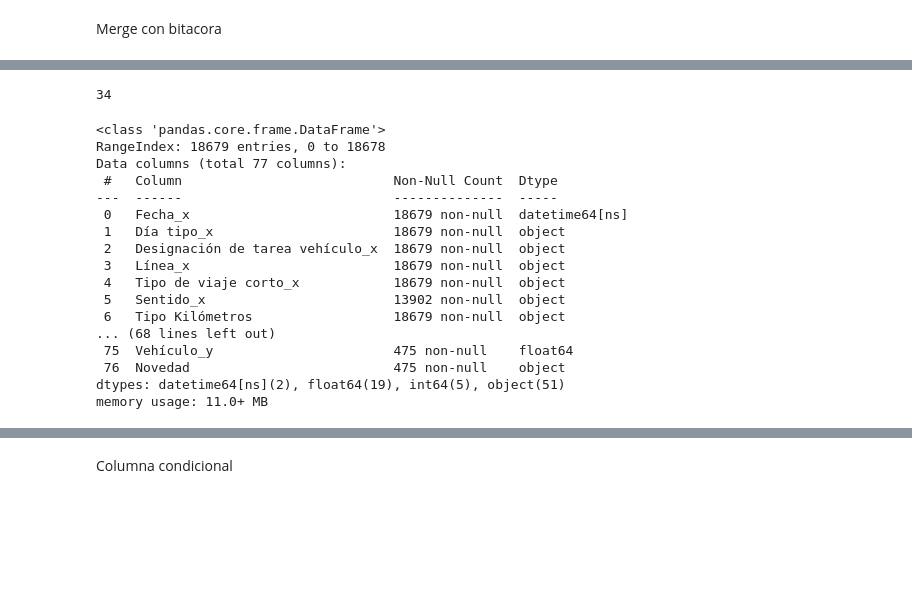
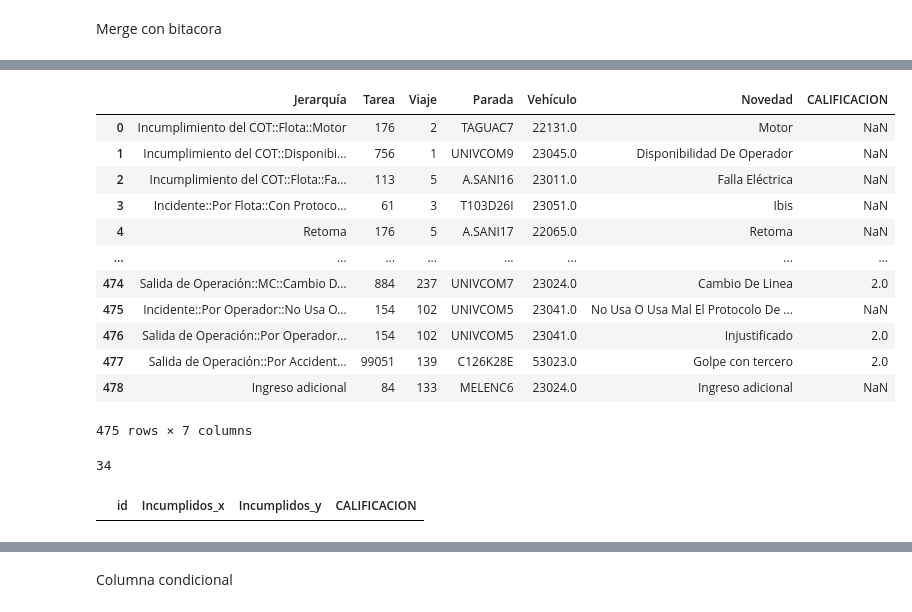
Before and after one commit to williamCastro32/bynm_mergedata, a Jupyter notebook: scripts/Merge.ipynb, the cells around one changed output, grey strips where cells are left out. Cells and saved outputs as stored; diff of their text form; code cells hidden in the pictures; blank space fills up the shorter version.

Commit message:
nuevos cambios w

```diff
--- a/scripts/Merge.ipynb
+++ b/scripts/Merge.ipynb
@@ -137,3 +162,19 @@ False
+# %%
+bitacora
+# %% [output]
+|  | Jerarquía | Tarea | Viaje | Parada | Vehículo | Novedad | CALIFICACION |
+| 0 | Incumplimiento del COT::Flota::Motor | 176 | 2 | TAGUAC7 | 22131.0 | Motor | NaN |
+| 1 | Incumplimiento del COT::Disponibi... | 756 | 1 | UNIVCOM9 | 23045.0 | Disponibilidad De Operador | NaN |
+| 2 | Incumplimiento del COT::Flota::Fa... | 113 | 5 | A.SANI16 | 23011.0 | Falla Eléctrica | NaN |
+| 3 | Incidente::Por Flota::Con Protoco... | 61 | 3 | T103D26I | 23051.0 | Ibis | NaN |
+| 4 | Retoma | 176 | 5 | A.SANI17 | 22065.0 | Retoma | NaN |
+| ... | ... | ... | ... | ... | ... | ... | ... |
+| 474 | Salida de Operación::MC::Cambio D... | 884 | 237 | UNIVCOM7 | 23024.0 | Cambio De Linea | 2.0 |
+| 475 | Incidente::Por Operador::No Usa O... | 154 | 102 | UNIVCOM5 | 23041.0 | No Usa O Usa Mal El Protocolo De ... | NaN |
+| 476 | Salida de Operación::Por Operador... | 154 | 102 | UNIVCOM5 | 23041.0 | Injustificado | 2.0 |
+| 477 | Salida de Operación::Por Accident... | 99051 | 139 | C126K28E | 53023.0 | Golpe con tercero | 2.0 |
+| 478 | Ingreso adicional | 84 | 133 | MELENC6 | 23024.0 | Ingreso adicional | NaN |
+475 rows × 7 columns
 # %%
 # Se agrega al merge anterior la informacion de bitacora
 # Importante tener en cuenta los vehiculos que tengan mas de un caso en la bitacora, esto genera id duplicados.
@@ -143,23 +184,3 @@ mergebitacora = pd.merge(merge, bitacorafil, left_on=['Número de tarea vehícul
 mergebitacora.shape[0]- merge.shape[0]
 # %% [output]
 34
-# %%
-mergebitacora.info()
-# %% [output]
-<class 'pandas.core.frame.DataFrame'>
-RangeIndex: 18679 entries, 0 to 18678
-Data columns (total 77 columns):
- #   Column                           Non-Null Count  Dtype
----  ------                           --------------  -----
- 0   Fecha_x                          18679 non-null  datetime64[ns]
- 1   Día tipo_x                       18679 non-null  object
- 2   Designación de tarea vehículo_x  18679 non-null  object
- 3   Línea_x                          18679 non-null  object
- 4   Tipo de viaje corto_x            18679 non-null  object
- 5   Sentido_x                        13902 non-null  object
- 6   Tipo Kilómetros                  18679 non-null  object
-... (68 lines left out)
- 75  Vehículo_y                       475 non-null    float64
- 76  Novedad                          475 non-null    object
-dtypes: datetime64[ns](2), float64(19), int64(5), object(51)
-memory usage: 11.0+ MB
@@ -165,0 +214,4 @@ memory usage: 11.0+ MB
+# %%
+x[(x['Incumplidos_x'].isna()) & (x['Incumplidos_y'].notnull()) ]
+# %% [output]
+|  | id | Incumplidos_x | Incumplidos_y | CALIFICACION |
```
Also changed, not shown: parts of 39 cells of this notebook.
